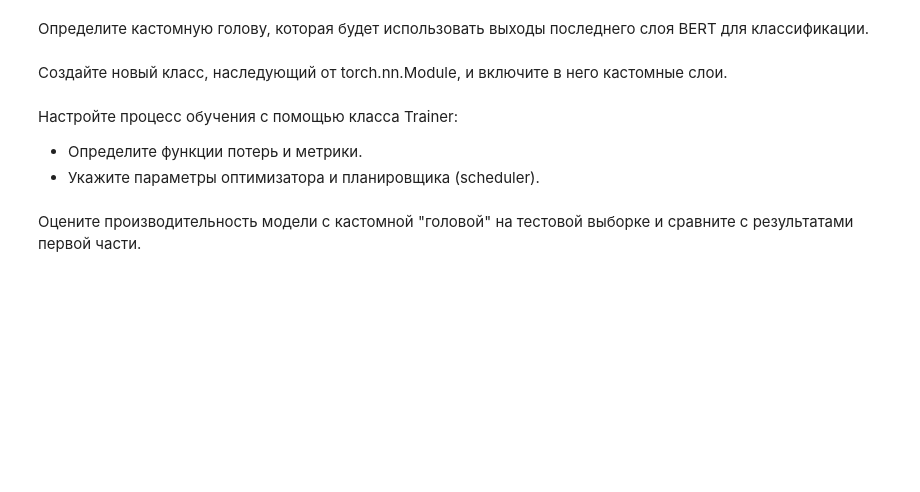
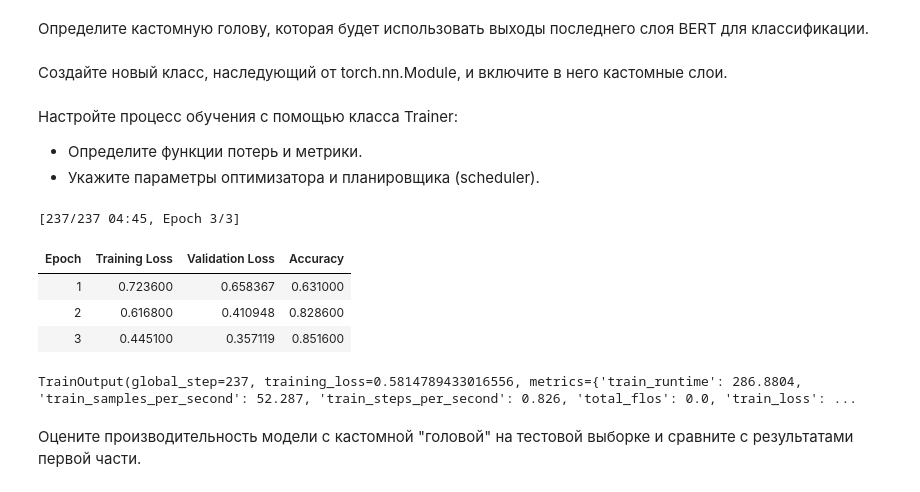
Before and after one commit to comprock15/NLP, a Jupyter notebook: 04_assignment/04_assignment.ipynb, the cells around one changed output. Cells and saved outputs as stored; diff of their text form; code cells hidden in the pictures; blank space fills up the shorter version.

```diff
--- a/04_assignment/04_assignment.ipynb
+++ b/04_assignment/04_assignment.ipynb
@@ -342,6 +274,49 @@ print(f"Точность на тестовой выборке: {accuracy:.4f}")
 Определите кастомную голову, которая будет использовать выходы последнего слоя BERT для классификации.
 # %% [markdown]
 Создайте новый класс, наследующий от torch.nn.Module, и включите в него кастомные слои.
+# %%
+import torch
+import torch.nn as nn
+from transformers import AutoConfig, AutoModel
+
+class CustomBert(nn.Module):
+    def __init__(self, config_name: str, num_labels: int):
+        super().__init__()
+        config = AutoConfig.from_pretrained(config_name, num_labels=num_labels)
+        self.encoder = AutoModel.from_pretrained(config_name, config=config)
+        self.dropout = nn.Dropout(config.hidden_dropout_prob)
+        # Кастомная голова
+        self.classifier = nn.Sequential(
+            nn.Dropout(0.3),
+            nn.Linear(config.hidden_size, 512),
+            nn.BatchNorm1d(512),
+            nn.ReLU(),
+            nn.Dropout(0.2),
+            nn.Linear(512, 256),
+            nn.BatchNorm1d(256),
+            nn.Tanh(),
+            nn.Dropout(0.1),
+            nn.Linear(256, num_labels)
+        )
+
+    def forward(self, input_ids, attention_mask=None, token_type_ids=None, labels=None):
+        outputs = self.encoder(
+            input_ids=input_ids,
+            attention_mask=attention_mask,
+            token_type_ids=token_type_ids,
+            return_dict=True,
+        )
+
+        cls_state = outputs.last_hidden_state[:, 0, :]  # представление [CLS]
+        cls_state = self.dropout(cls_state)
+        logits = self.classifier(cls_state)
+
+        loss = None
+        if labels is not None:
+            loss_fct = nn.CrossEntropyLoss()
+            loss = loss_fct(logits, labels)
+
+        return {'loss': loss, 'logits': logits}
 # %% [markdown]
 Настройте процесс обучения с помощью класса Trainer:
 *    Определите функции потерь и метрики.
@@ -349,2 +389,11 @@ print(f"Точность на тестовой выборке: {accuracy:.4f}")
+# %%
+trainer.train()  # Раскомментируйте для запуска обучения
+# %% [output]
+[237/237 04:45, Epoch 3/3]
+| Epoch | Training Loss | Validation Loss | Accuracy |
+| 1 | 0.723600 | 0.658367 | 0.631000 |
+| 2 | 0.616800 | 0.410948 | 0.828600 |
+| 3 | 0.445100 | 0.357119 | 0.851600 |
+TrainOutput(global_step=237, training_loss=0.5814789433016556, metrics={'train_runtime': 286.8804, 'train_samples_per_second': 52.287, 'train_steps_per_second': 0.826, 'total_flos': 0.0, 'train_loss': ...
 # %% [markdown]
 Оцените производительность модели с кастомной "головой" на тестовой выборке и сравните с результатами первой части.
```
Also changed, not shown: parts of 27 cells of this notebook.
